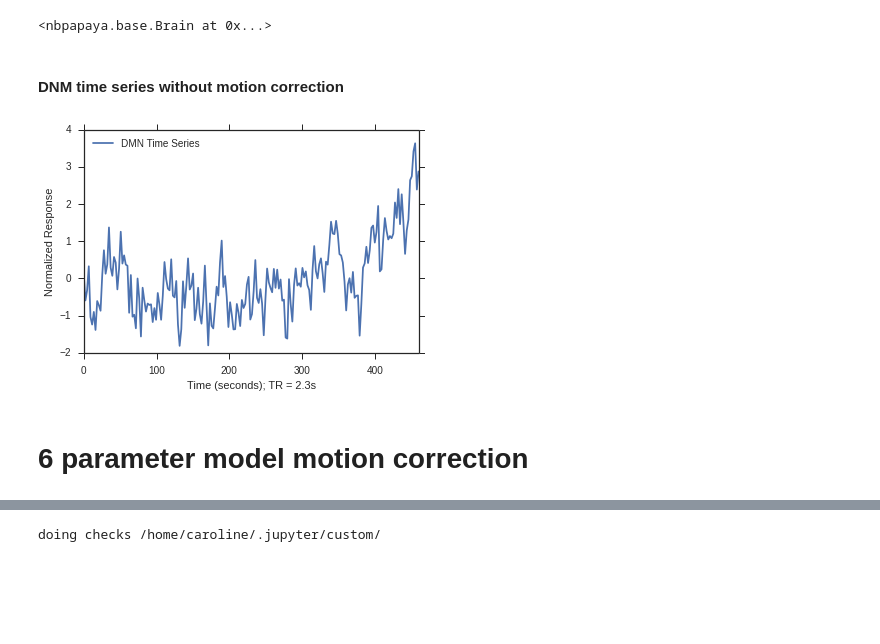
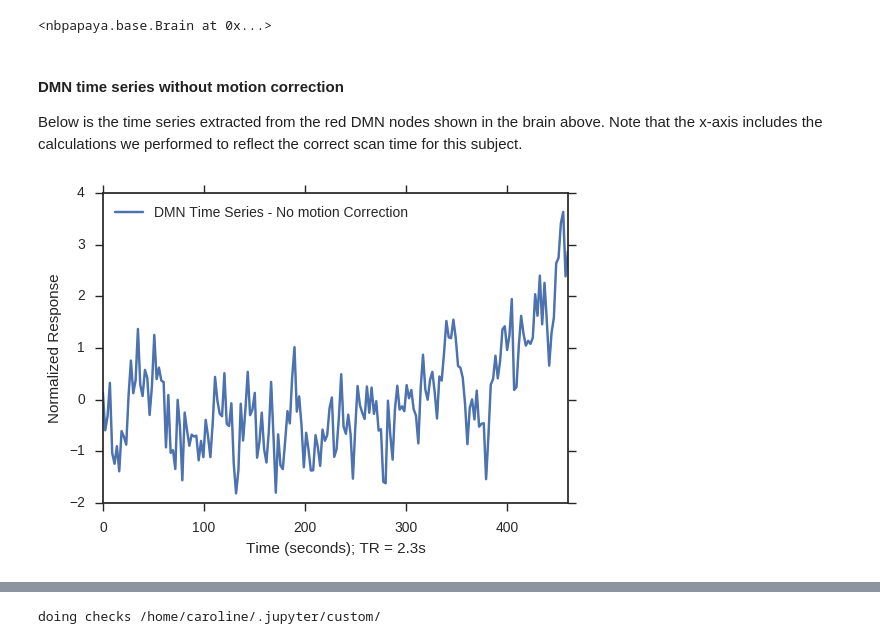
Before and after one commit to belyguerra/platypus, a Jupyter notebook: brains.ipynb, the cells around one changed output, grey strips where cells are left out. Saved outputs shown, nothing was run; the diff lists cells and outputs as text; code cells hidden in the pictures; blank space fills up the shorter version.

Commit message:
brains that need text

```diff
--- a/brains.ipynb
+++ b/brains.ipynb
@@ -50,14 +125,13 @@ Brain([os.path.abspath("data/rest_DMN.nii.gz"),os.path.abspath("data/rest.nii.gz
 # %% [output]
 doing checks /home/caroline/.jupyter/custom/
 <nbpapaya.base.Brain at 0x...>
-# %% [markdown]
-#### DNM time series without motion correction
+# %% [markdown]
+#### DMN time series without motion correction
+Below is the time series extracted from the red DMN nodes shown in the brain above. Note that the x-axis includes the calculations we performed to reflect the correct scan time for this subject.
 # %%
-plot_time_series(time_series_data['0par'],
+nocor = plot_time_series(time_series_data['0par'],
                  y_axis="Normalized Response",
-                 title="DMN Time Series",
+                 title="DMN Time Series - No motion Correction",
                  time_course=TR_time, TR_value=TR)
 # %% [output]
-[figure, old version]
+[figure, new version]
-# %% [markdown]
-#  6 parameter model motion correction
```
Also changed, not shown: parts of 36 cells of this notebook.
